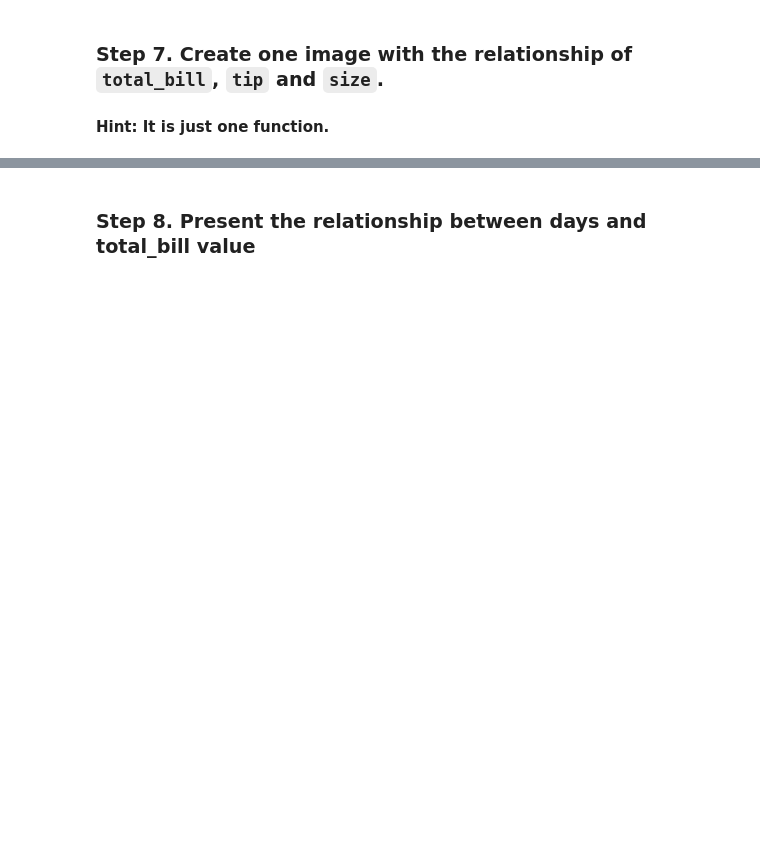
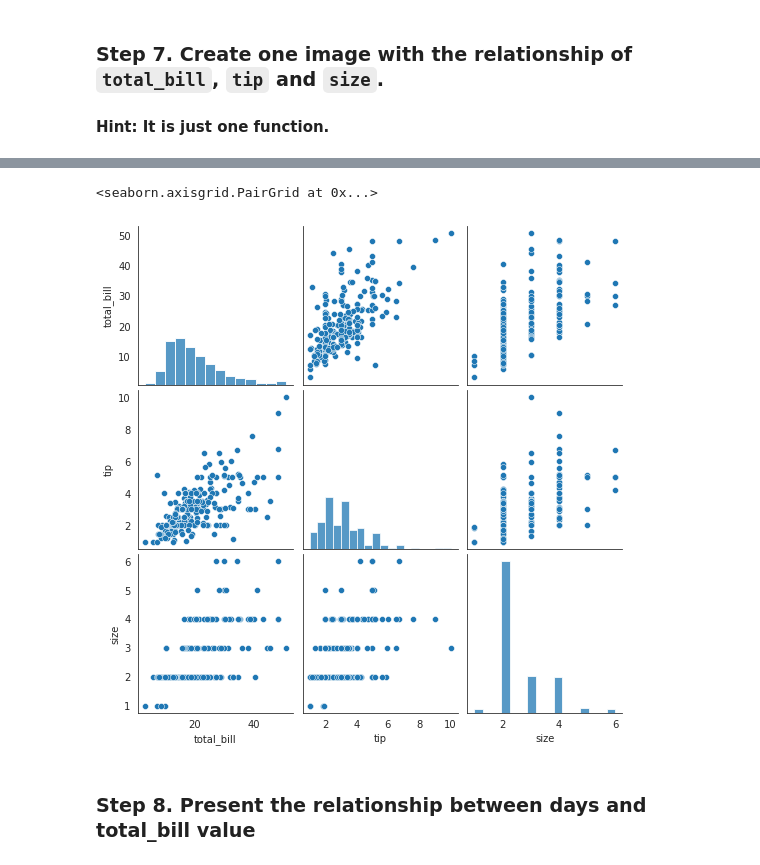
Before and after one commit to JoseKuru/bootcamp, a Jupyter notebook: week5_EDA_scraping_eda_summary/day4_correlation_matrix_outliers_rare/exercises_visualization/Tips_viz.ipynb, the cells around one changed output, grey strips where cells are left out. Cells and saved outputs as stored; diff of their text form; code cells hidden in the pictures; blank space fills up the shorter version.

```diff
--- a/week5_EDA_scraping_eda_summary/day4_correlation_matrix_outliers_rare/exercises_visualization/Tips_viz.ipynb
+++ b/week5_EDA_scraping_eda_summary/day4_correlation_matrix_outliers_rare/exercises_visualization/Tips_viz.ipynb
@@ -67,2 +60,7 @@ sns.scatterplot(x=Tips[], y=Tips[])
+# %%
+sns.pairplot(data=tips)
+# %% [output]
+<seaborn.axisgrid.PairGrid at 0x...>
+[figure, added]
 # %% [markdown]
 ### Step 8. Present the relationship between days and total_bill value
```
Also changed, not shown: parts of 17 cells of this notebook, 35 other files.
